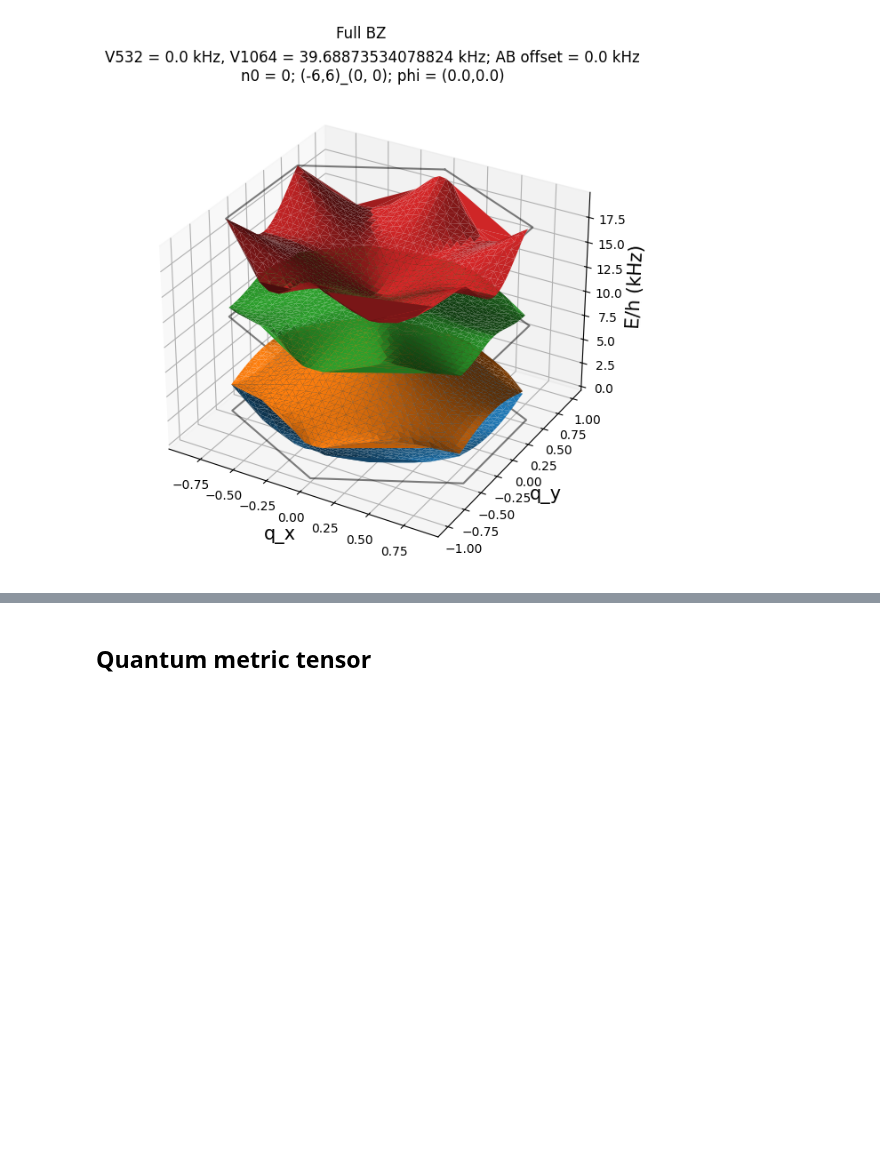
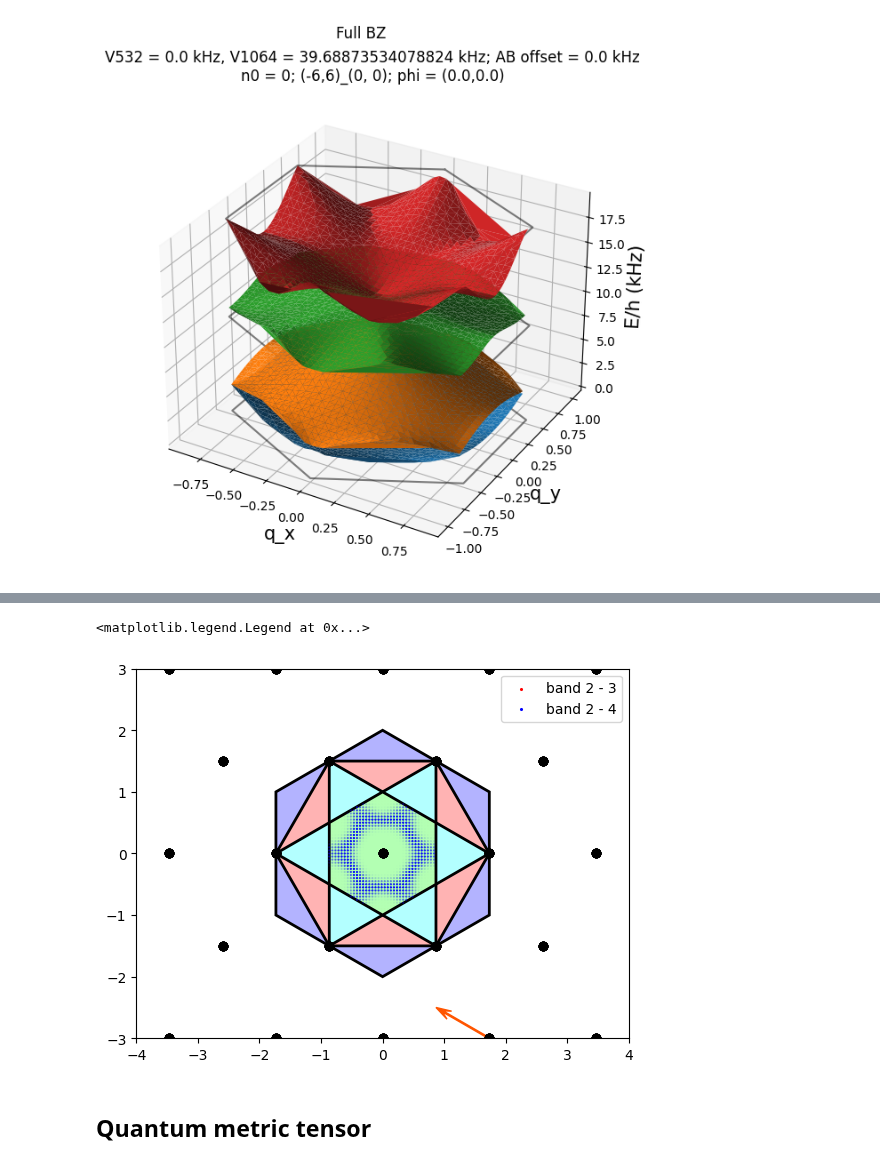
Before and after one commit to Shao-Wen-Chang/E9_constant, a Jupyter notebook: projects/general_plane_wave_expansion/band_structure_BZ.ipynb, the cells around one changed output, grey strips where cells are left out. Drawn from its saved outputs; the diff is of its cells as text; code cells hidden in the pictures; blank space fills up the shorter version.

```diff
--- a/projects/general_plane_wave_expansion/band_structure_BZ.ipynb
+++ b/projects/general_plane_wave_expansion/band_structure_BZ.ipynb
@@ -216,3 +195,20 @@ Text(0.5, 0.92, 'V532 = 0.0 kHz, V1064 = 39.68873534078824 kHz; AB offset = 0.0
+# %%
+gap_band1 = [1, 1]
+gap_band2 = [2, 3]
+f_kHz_gap_target = 10.6
+f_kHz_gap_width = 1.
+color_gap = ["r", "b"]
+# %%
+ax_gap = bsc.PlotBZSubplot()
+for b1, b2, c in zip(gap_band1, gap_band2, color_gap):
+    f_kHz_gap = E_kHz_offset[:, b2] - E_kHz_offset[:, b1]
+    alpha_mask_gap = util.Gaussian_1D(f_kHz_gap, f_kHz_gap_width, f_kHz_gap_target, normalization = 'max1')
+    bsc.plot_qset(ax_gap, qset = PlotBZinput, qset_kwargs = {"alpha": alpha_mask_gap, "color": c})
+    ax_gap.scatter(10, 10, s = 1.5, color = c, label = f"band {b1 + 1} - {b2 + 1}") # add points outside of the plot for legend purposes
+ax_gap.legend()
+# %% [output]
+<matplotlib.legend.Legend at 0x...>
+[figure, added]
 # %% [markdown]
 ## Quantum metric tensor
 # %%
```
Also changed, not shown: parts of 5 cells of this notebook, 4 other files.
